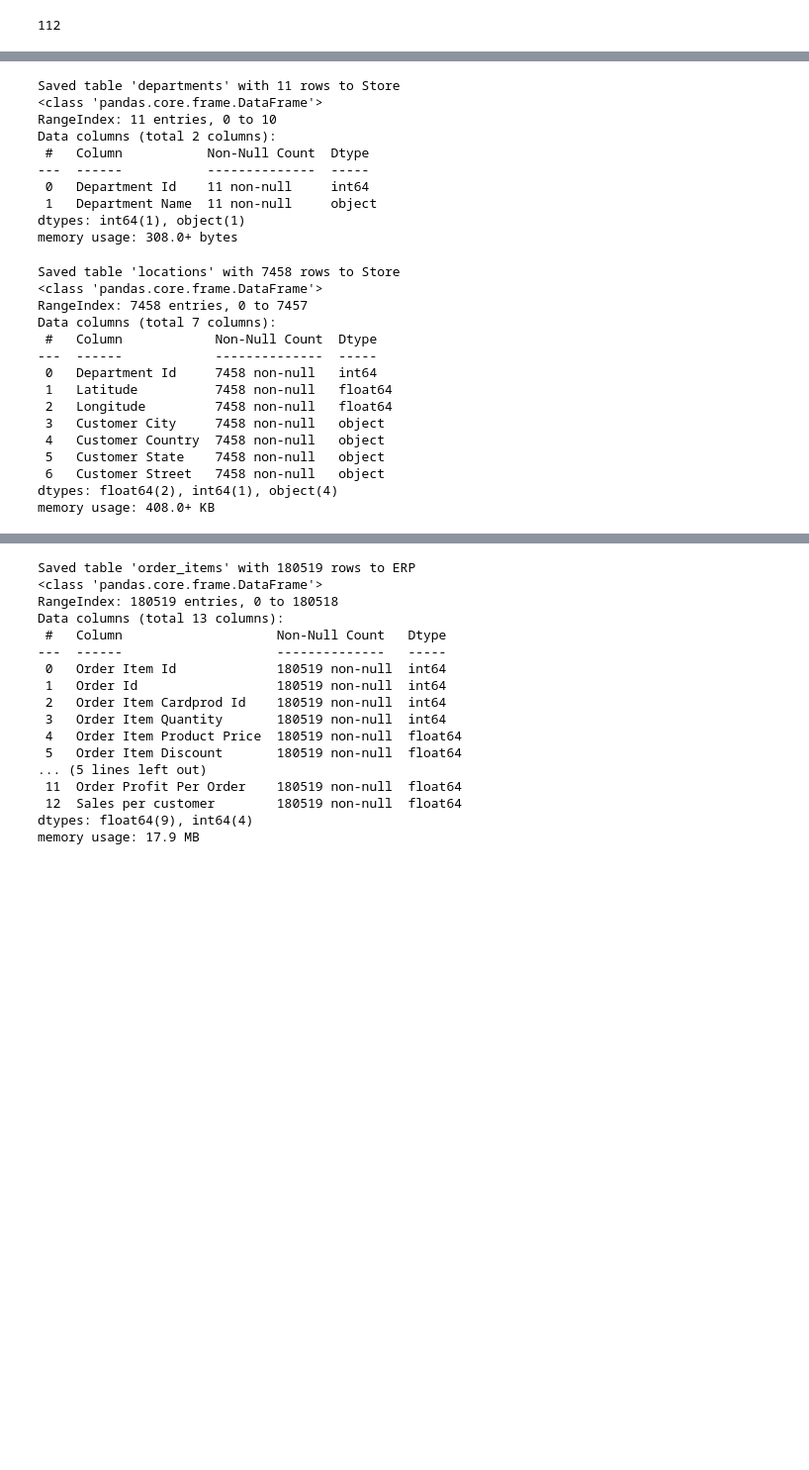
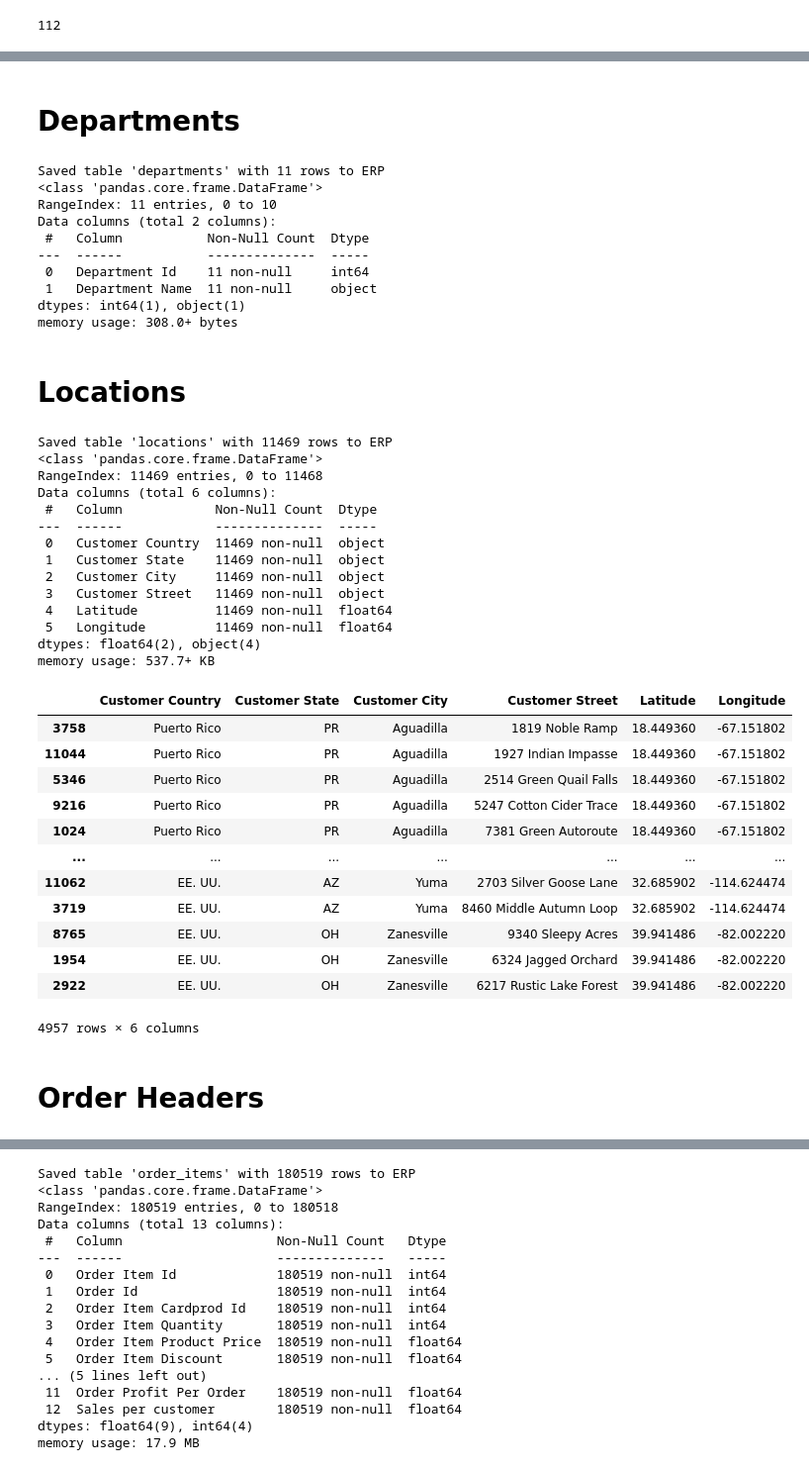
Before and after one commit to MohammadGhanaym/Sales-Logistics-Analytics-DWH, a Jupyter notebook: datasets/Simulate_CRM_ERP_Sources.ipynb, the cells around one changed output, grey strips where cells are left out. Shown at 99% size. Cells and saved outputs as stored; diff of their text form; code cells hidden in the pictures; blank space fills up the shorter version.

```diff
--- a/datasets/Simulate_CRM_ERP_Sources.ipynb
+++ b/datasets/Simulate_CRM_ERP_Sources.ipynb
@@ -70,7 +74,7 @@ def get_messy_index(df_size, n_indices, seed=None):
     return np.random.randint(0, df_size, n_indices)
 
 
-def create_table(df, cols, key, table_name, path, messy_data=None, seed=None):
+def create_table(df, cols, key, table_name=None, path=None, messy_data=None, seed=None):
     """
     Create a clean or intentionally messy CSV table.
 
@@ -133,6 +137,7 @@ def create_table(df, cols, key, table_name, path, messy_data=None, seed=None):
             else:
                 print(f"Warning: Unknown messy type '{messy['type']}' — skipped.")
 
+
     # Save final version
     table.to_csv(f'{path}/{table_name}.csv', index=False, encoding='utf-8-sig')
     print(f"Saved table '{table_name}' with {len(table)} rows to {path}")
@@ -214,18 +221,20 @@ customers_df.head(10)
 | 7 | 19486 | Erica | Stevens | XXXXXXXXX | XXXXXXXXX | Corporate |
 | 8 | 19485 | Nichole | Olsen | XXXXXXXXX | XXXXXXXXX | Corporate |
 | 9 | 19484 | oprah | delacruz | XXXXXXXXX | XXXXXXXXX | Corporate |
+# %% [markdown]
+# Departments
 # %%
 store_departments_df = create_table(
     df=df,
     cols = [ 'Department Id', 'Department Name'],
     key = 'Department Id',
     table_name = 'departments',
-    path = 'Store'
+    path = 'ERP'
 )
 
 store_departments_df.info()
 # %% [output]
-Saved table 'departments' with 11 rows to Store
+Saved table 'departments' with 11 rows to ERP
 <class 'pandas.core.frame.DataFrame'>
 RangeIndex: 11 entries, 0 to 10
 Data columns (total 2 columns):
@@ -235,31 +244,57 @@ Data columns (total 2 columns):
  1   Department Name  11 non-null     object
 dtypes: int64(1), object(1)
 memory usage: 308.0+ bytes
+# %% [markdown]
+# Locations
+# %%
+df['Latitude'] = df['Latitude'].round(8)
+df['Longitude'] = df['Longitude'].round(8)
+
+df['Customer Street'] = df['Customer Street'].str.strip()
+df['Customer City'] = df['Customer City'].str.strip()
+df['Customer State'] = df['Customer State'].str.strip()
 # %%
 store_locations_df = create_table(
     df=df,
-    cols = [ 'Department Id', 'Latitude', 'Longitude', 'Customer City',
-      'Customer Country', 'Customer State', 'Customer Street'],
-    key = 'Customer Street',
+    cols = ['Customer Country', 'Customer State', 'Customer City',
+        'Customer Street', 'Latitude', 'Longitude'],
+    key = ['Customer State', 'Customer City', 'Customer Street'],
     table_name = 'locations',
-    path = 'Store'
+    path = 'ERP'
 )
 
 store_locations_df.info()
 # %% [output]
-Saved table 'locations' with 7458 rows to Store
+Saved table 'locations' with 11469 rows to ERP
 <class 'pandas.core.frame.DataFrame'>
-RangeIndex: 7458 entries, 0 to 7457
-Data columns (total 7 columns):
+RangeIndex: 11469 entries, 0 to 11468
+Data columns (total 6 columns):
  #   Column            Non-Null Count  Dtype
 ---  ------            --------------  -----
- 0   Department Id     7458 non-null   int64
- 1   Latitude          7458 non-null   float64
- 2   Longitude         7458 non-null   float64
- 3   Customer City     7458 non-null   object
- 4   Customer Country  7458 non-null   object
- 5   Customer State    7458 non-null   object
- 6   Customer Street   7458 non-null   object
-dtypes: float64(2), int64(1), object(4)
-memory usage: 408.0+ KB
+ 0   Customer Country  11469 non-null  object
+ 1   Customer State    11469 non-null  object
+ 2   Customer City     11469 non-null  object
+ 3   Customer Street   11469 non-null  object
+ 4   Latitude          11469 non-null  float64
+ 5   Longitude         11469 non-null  float64
+dtypes: float64(2), object(4)
+memory usage: 537.7+ KB
+# %%
+store_locations_df[store_locations_df.duplicated(subset = ['Latitude', 'Longitude'], keep=False)].sort_values(by=['Customer City'])
+# %% [output]
+|  | Customer Country | Customer State | Customer City | Customer Street | Latitude | Longitude |
+| 3758 | Puerto Rico | PR | Aguadilla | 1819 Noble Ramp | 18.449360 | -67.151802 |
+| 11044 | Puerto Rico | PR | Aguadilla | 1927 Indian Impasse | 18.449360 | -67.151802 |
+| 5346 | Puerto Rico | PR | Aguadilla | 2514 Green Quail Falls | 18.449360 | -67.151802 |
+| 9216 | Puerto Rico | PR | Aguadilla | 5247 Cotton Cider Trace | 18.449360 | -67.151802 |
+| 1024 | Puerto Rico | PR | Aguadilla | 7381 Green Autoroute | 18.449360 | -67.151802 |
+| ... | ... | ... | ... | ... | ... | ... |
+| 11062 | EE. UU. | AZ | Yuma | 2703 Silver Goose Lane | 32.685902 | -114.624474 |
+| 3719 | EE. UU. | AZ | Yuma | 8460 Middle Autumn Loop | 32.685902 | -114.624474 |
+| 8765 | EE. UU. | OH | Zanesville | 9340 Sleepy Acres | 39.941486 | -82.002220 |
+| 1954 | EE. UU. | OH | Zanesville | 6324 Jagged Orchard | 39.941486 | -82.002220 |
+| 2922 | EE. UU. | OH | Zanesville | 6217 Rustic Lake Forest | 39.941486 | -82.002220 |
+4957 rows × 6 columns
+# %% [markdown]
+# Order Headers
 # %%
```
Also changed, not shown: parts of 11 cells of this notebook, 9 other files.
